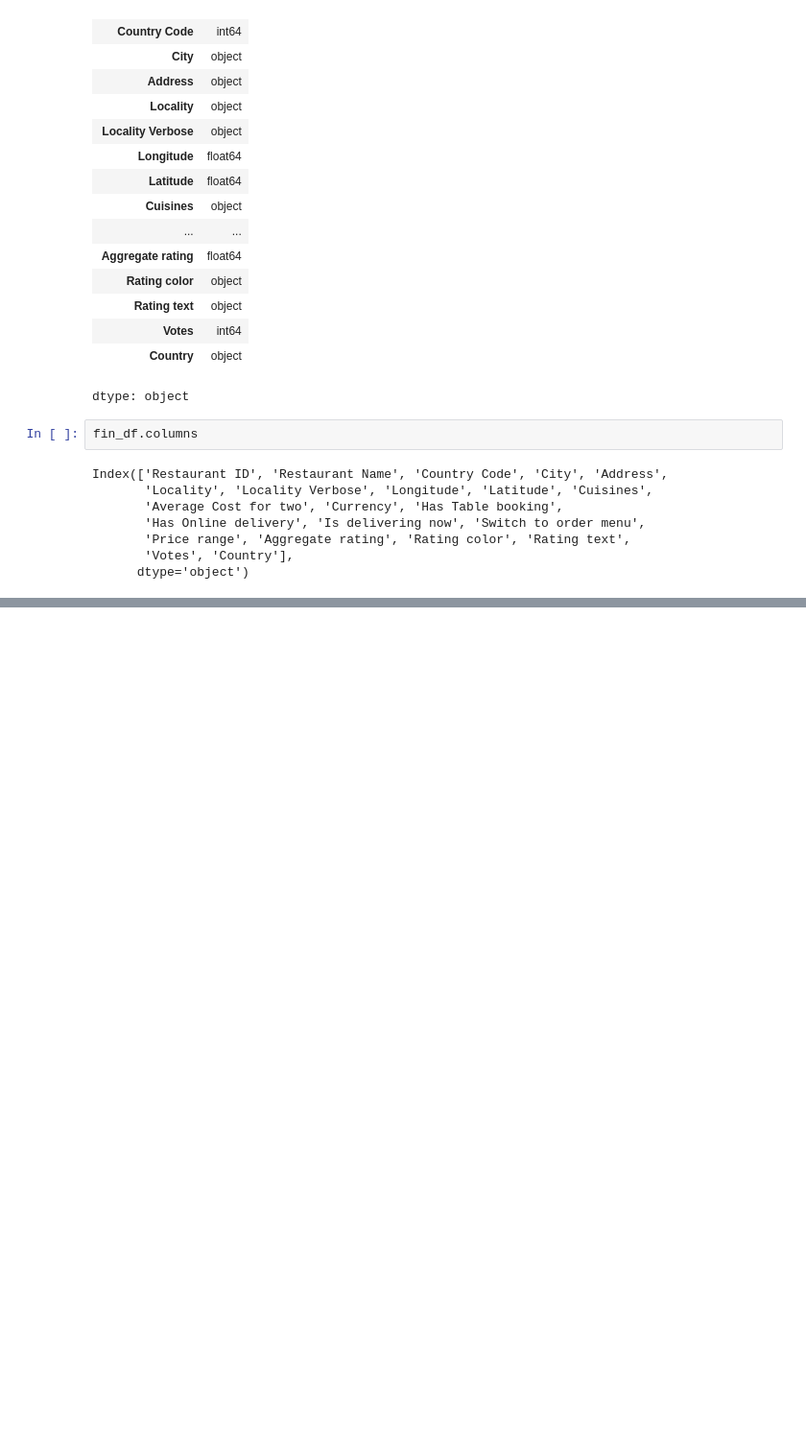
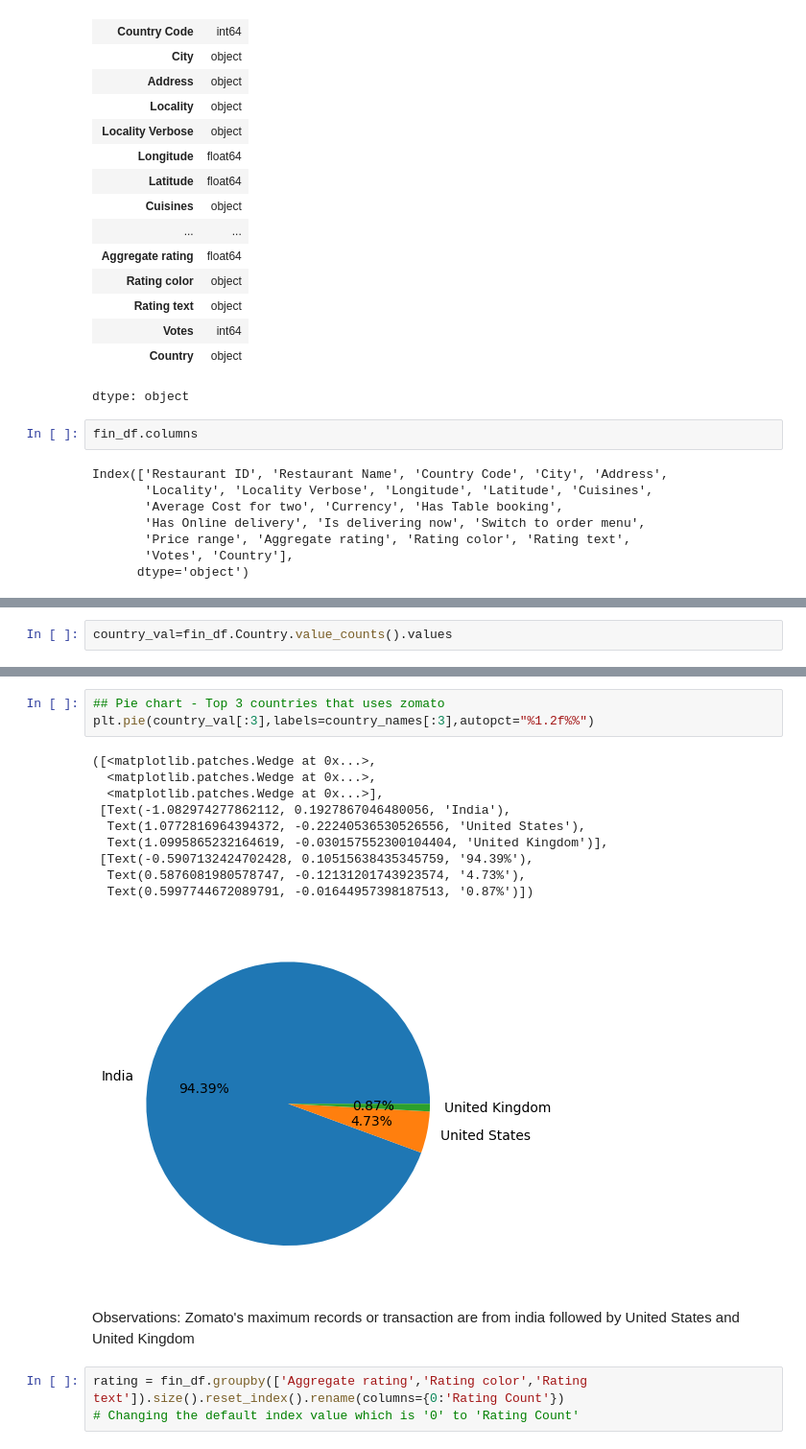
Before and after one commit to GitTanish/DataAnalysis, a Jupyter notebook: eda2_Zomato.ipynb, the cells around one changed output, grey strips where cells are left out. Shown at 96% size. Cells and saved outputs as stored; diff of their text form; blank space fills up the shorter version.

```diff
--- a/eda2_Zomato.ipynb
+++ b/eda2_Zomato.ipynb
@@ -175,0 +184,2 @@ country_names=fin_df.Country.value_counts().index
+# %%
+country_val=fin_df.Country.value_counts().values
@@ -175,0 +189,20 @@ country_names=fin_df.Country.value_counts().index
+# %%
+## Pie chart - Top 3 countries that uses zomato
+plt.pie(country_val[:3],labels=country_names[:3],autopct="%1.2f%%")
+# %% [output]
+([<matplotlib.patches.Wedge at 0x...>,
+  <matplotlib.patches.Wedge at 0x...>,
+  <matplotlib.patches.Wedge at 0x...>],
+ [Text(-1.082974277862112, 0.1927867046480056, 'India'),
+  Text(1.0772816964394372, -0.22240536530526556, 'United States'),
+  Text(1.0995865232164619, -0.030157552300104404, 'United Kingdom')],
+ [Text(-0.5907132424702428, 0.10515638435345759, '94.39%'),
+  Text(0.5876081980578747, -0.12131201743923574, '4.73%'),
+  Text(0.5997744672089791, -0.01644957398187513, '0.87%')])
+[figure, added]
+# %% [markdown]
+Observations:
+Zomato's maximum records or transaction are from india followed by United States and United Kingdom
+# %%
+rating = fin_df.groupby(['Aggregate rating','Rating color','Rating text']).size().reset_index().rename(columns={0:'Rating Count'})
+# Changing the default index value which is '0' to 'Rating Count'
```
Also changed, not shown: parts of 13 cells of this notebook.
